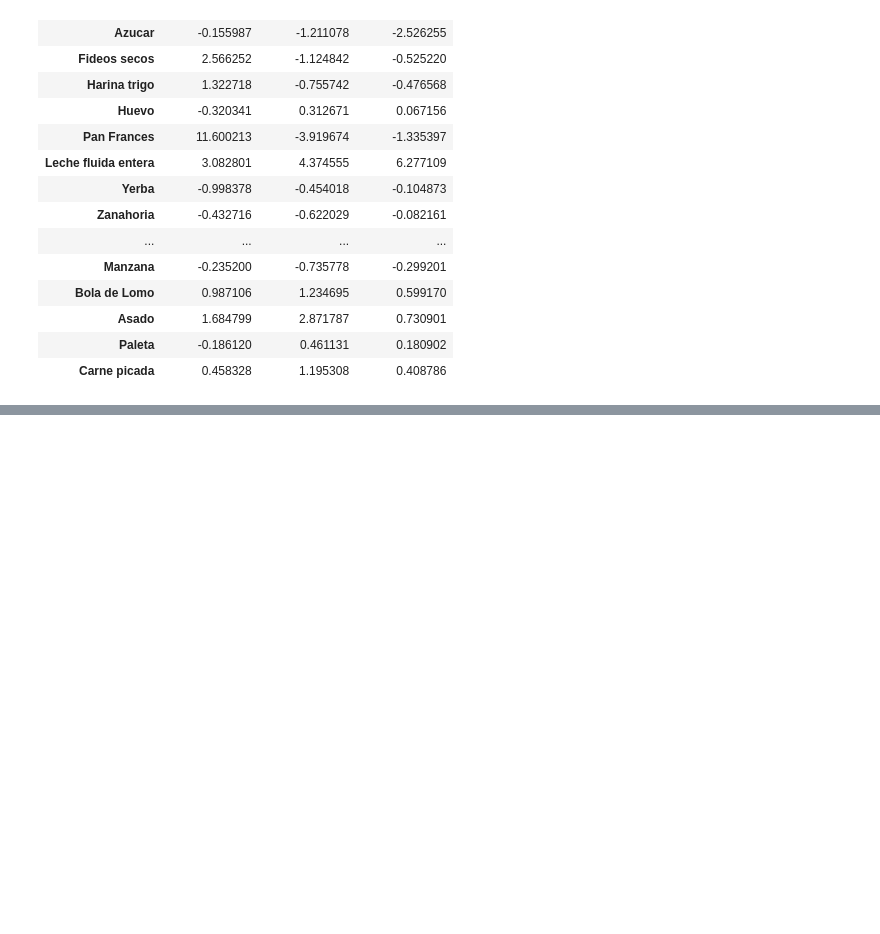
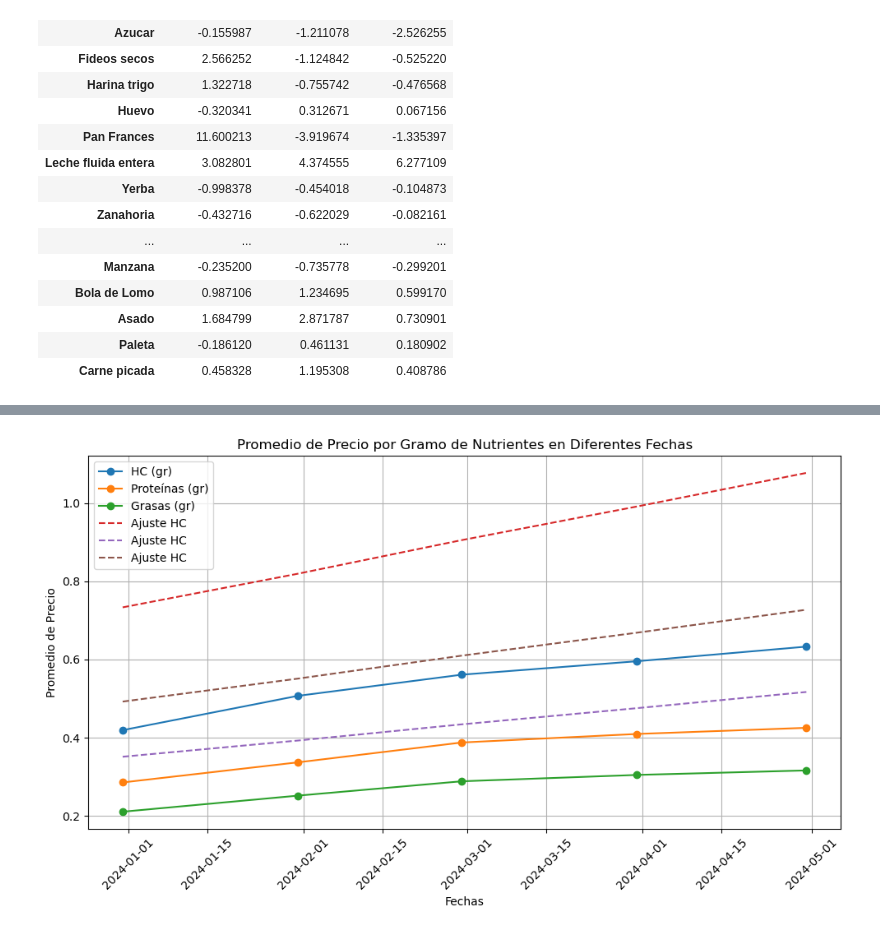
Before and after one commit to berardibautista/alc-2, a Jupyter notebook: ALC-TP2.ipynb, the cells around one changed output, grey strips where cells are left out. Drawn from its saved outputs; the diff is of its cells as text; code cells hidden in the pictures; blank space fills up the shorter version.

```diff
--- a/ALC-TP2.ipynb
+++ b/ALC-TP2.ipynb
@@ -254,0 +307,2 @@ plt.show()
+# %%
+df_merged = precios_g.merge(tabla_nutricional_i, left_on="PRODUCTOS", right_index=True)
@@ -254,0 +357,18 @@ plt.show()
+# %%
+#Veo a las fechas como
+A=[[0,1,2,3,4],
+  [1,1,1,1,1]]
+yhc=[[0.698897,0.845055,0.935297,0.992548,1.054937]]
+yP=[[0.335997,0.396447,0.456123,0.481867,0.500335]]
+yGc=[[0.468218,0.559592,0.641143,0.677372,0.702891]]
+#x=[a,b]
+coef_hc=np.linalg.solve(A@np.transpose(A), A @ np.transpose(yhc))
+coef_P=np.linalg.solve(A@np.transpose(A), A @ np.transpose(yP))
+coef_G=np.linalg.solve(A@np.transpose(A), A @ np.transpose(yGc))
+# %%
+from datetime import datetime
+fechas_ordinal=a.index
+fechas_dt = [datetime.strptime(fecha, '%d/%m/%Y') for fecha in fechas]
+linea_hc = np.polyval(coef_hc, fechas_ordinal)
+linea_P = np.polyval(coef_P, fechas_ordinal)
+linea_G = np.polyval(coef_G, fechas_ordinal)
@@ -254,0 +382,26 @@ plt.show()
+# %%
+
+# Crear la gráfica
+plt.figure(figsize=(10, 6))
+
+# Graficar los datos originales
+plt.plot(fechas_dt , a["promedio precio HC (gr)"], marker='o', label='HC (gr)')
+plt.plot(fechas_dt , a["promedio precio Proteinas (gr)"], marker='o', label='Proteínas (gr)')
+plt.plot(fechas_dt , a["promedio precio Grasas (gr)"], marker='o', label='Grasas (gr)')
+# Graficar las líneas con coeficientes específicos
+plt.plot(fechas_dt , linea_hc, label='Ajuste HC', linestyle='--')
+plt.plot(fechas_dt , linea_P, label='Ajuste HC', linestyle='--')
+plt.plot(fechas_dt , linea_G, label='Ajuste HC', linestyle='--')
+# Añadir títulos y etiquetas
+plt.title('Promedio de Precio por Gramo de Nutrientes en Diferentes Fechas')
+plt.xlabel("Fechas")
+plt.ylabel('Promedio de Precio')
+plt.legend()
+
+# Mostrar la gráfica
+plt.grid(True)
+plt.xticks(rotation=45)
+plt.tight_layout()
+plt.show()
+# %% [output]
+[figure, added]
```
Also changed, not shown: parts of 52 cells of this notebook.
